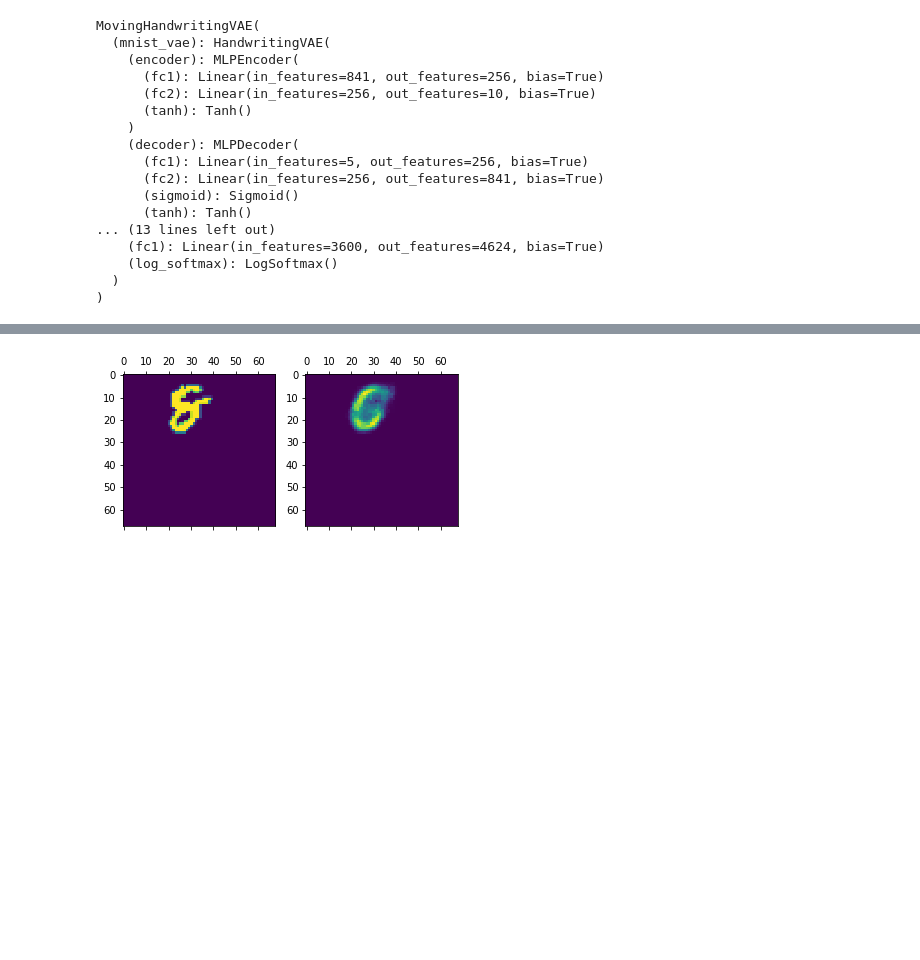
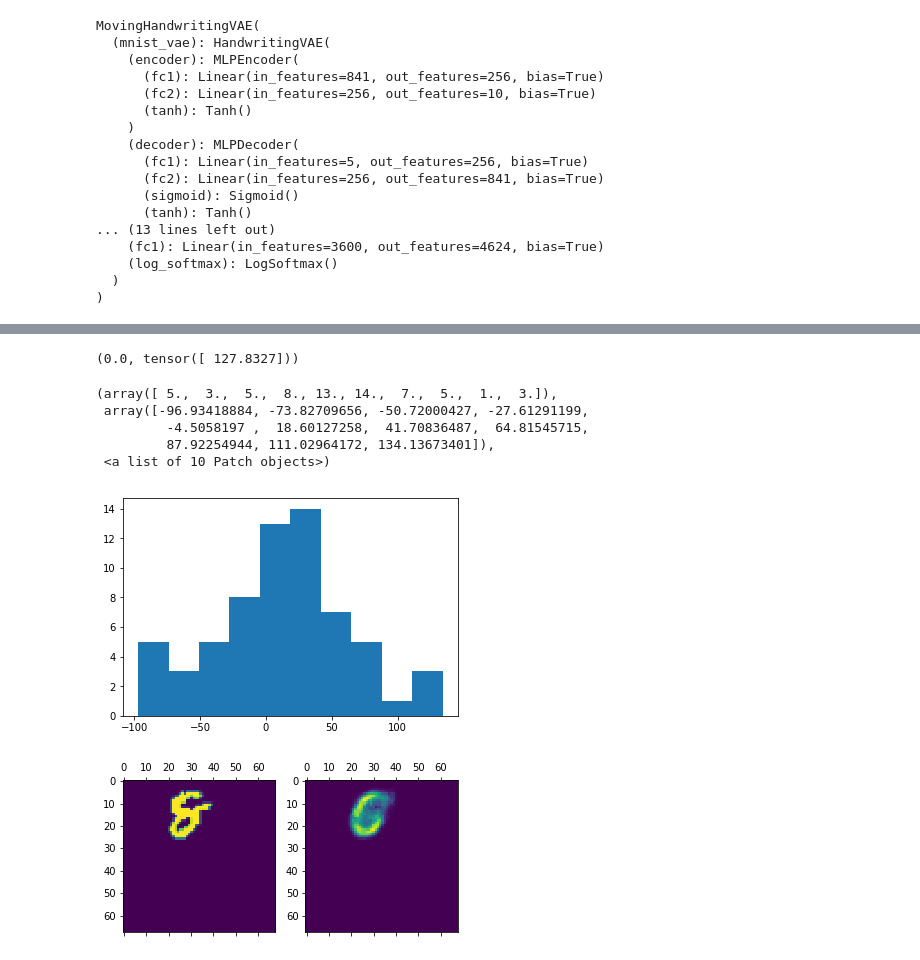
Before and after one commit to Runjing-Liu120/RaoBlackwellizedSGD, a Jupyter notebook: experiments/moving_mnist/MovingMnist_results.ipynb, the cells around one changed output, grey strips where cells are left out. Saved outputs shown, nothing was run; the diff lists cells and outputs as text; code cells hidden in the pictures; blank space fills up the shorter version.

```diff
--- a/experiments/moving_mnist/MovingMnist_results.ipynb
+++ b/experiments/moving_mnist/MovingMnist_results.ipynb
@@ -106,0 +137,3 @@ tensor(2159.5583)
+# %%
+images_debugging = np.load('./mnist_vae_results/moving_mnist_vae_topk5images_debugging.npy')
+images_debugging = torch.Tensor(images_debugging)
@@ -107,3 +166,16 @@ tensor(2159.5583)
+# %%
+moving_mnist_vae.get_rb_loss(images_debugging[0:1], n_samples = 0)
+# %% [output]
+(0.0, tensor([ 127.8327]))
+# %%
+plt.hist(moving_mnist_vae.get_rb_loss(images_debugging, n_samples = 0)[1].detach())
+# %% [output]
+(array([ 5.,  3.,  5.,  8., 13., 14.,  7.,  5.,  1.,  3.]),
+ array([-96.93418884, -73.82709656, -50.72000427, -27.61291199,
+         -4.5058197 ,  18.60127258,  41.70836487,  64.81545715,
+         87.92254944, 111.02964172, 134.13673401]),
+ <a list of 10 Patch objects>)
+[figure, added]
 # %%
 image = data_train['image']
 pixel_2d = data_train['pixel_2d']
```
Also changed, not shown: parts of 14 cells of this notebook, 2 other files.
